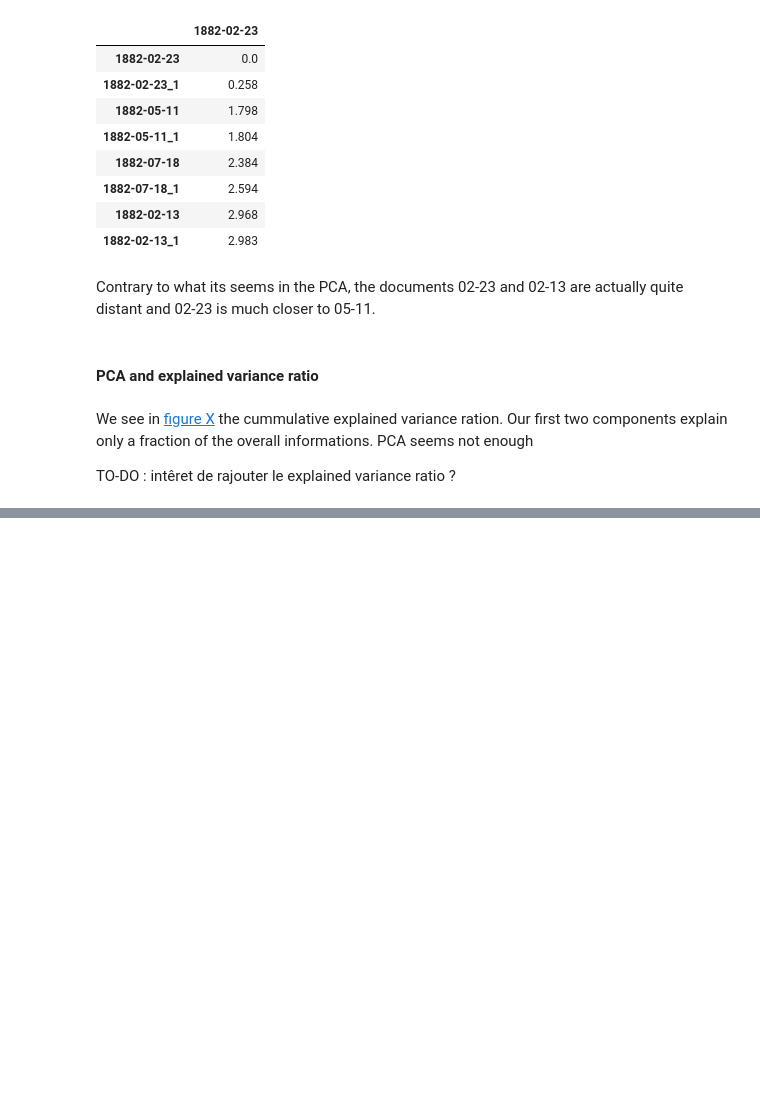
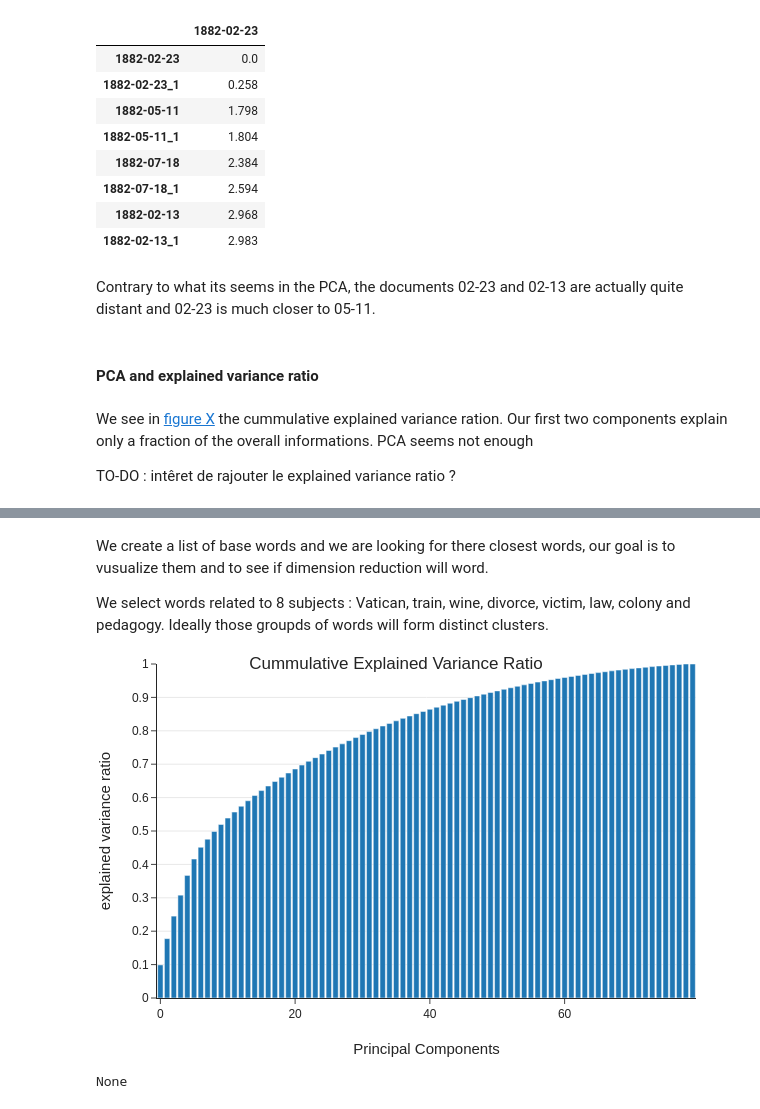
Before and after one commit to mpuren/jdh_articlemethodo, a Jupyter notebook: author_guideline_template.ipynb, the cells around one changed output, grey strips where cells are left out. Cells and saved outputs as stored; diff of their text form; code cells hidden in the pictures; blank space fills up the shorter version.

```diff
--- a/author_guideline_template.ipynb
+++ b/author_guideline_template.ipynb
@@ -421,0 +420,49 @@ display(fig.show(), metadata={"jdh":{"object":{"source": [caption_content]}}})
+# %%
+from gensim.models import Word2Vec
+w2v_model = Word2Vec.load(os.path.join(path_to_big_data,"word2vec.model"))
+#w2v_model.wv.doesnt_match(["armée","viande","vin"])
+# %% [markdown]
+We create a list of base words and we are looking for there closest words, our goal is to vusualize them and to see if dimension reduction will word.
+
+We select words related to 8 subjects : Vatican, train, wine, divorce, victim, law, colony and pedagogy. Ideally those groupds of words will form distinct clusters.
+# %%
+base_words: List[str] = ["vatican","train","vin","divorce","victime","loi","colonie","pédagogique"]
+colors: Dict[str,str] = {base_word : color for base_word, color in zip(base_words,["red","blue","green","black","pink","orange","grey","purple"])}
+
+list_of_words: List[str] = [x[0]  for word in base_words for x  in w2v_model.wv.most_similar([word])]
+clusters: Dict[str, List[str]] = {base_word : [x[0] for x in w2v_model.wv.most_similar(base_word)] for base_word in base_words}
+word_vectors: np.ndarray = np.array([w2v_model.wv.__getitem__([w])[0] for w in list_of_words])
+# %%
+pca = PCA().fit(word_vectors)
+x = [i for i in range(len(pca.explained_variance_ratio_))]
+y = np.cumsum(pca.explained_variance_ratio_)
+fig = go.Figure([go.Bar(x=x, y=y)])
+fig['layout'].update(margin=dict(l=0,r=0,b=0,t=0))
+
+fig.update_layout(go.Layout(autosize=False,width=600,height=400),
+    title={
+        'text': "Cummulative Explained Variance Ratio",
+        'y':1,
+        'x':0.5,
+        'xanchor': 'center',
+        'yanchor': 'top'}
+        ,template="simple_white",
+    legend=dict(yanchor="top",y=1,xanchor="left",x=1,traceorder="reversed"),
+    legend_title_text="")
+
+fig.update_xaxes(title_text = "Principal Components",
+        title_font = {"size": 15},
+        title_standoff = 25)
+
+
+fig.update_yaxes(range=[0,1],dtick=0.1,tick0=0,title_text = "explained variance ratio",
+        title_font = {"size": 15},
+        title_standoff = 25,
+        showgrid=True)
+
+#fig.write_image(r"media\pca_explained_variance_ration.png")
+caption_content = "Figure X: blabla"
+display(fig.show(renderer="png"),metadata={"jdh":{"object":{"source": [caption_content]}}})
+# %% [output]
+[figure, added]
+None
```
Also changed, not shown: parts of 92 cells of this notebook, 3 other files.
